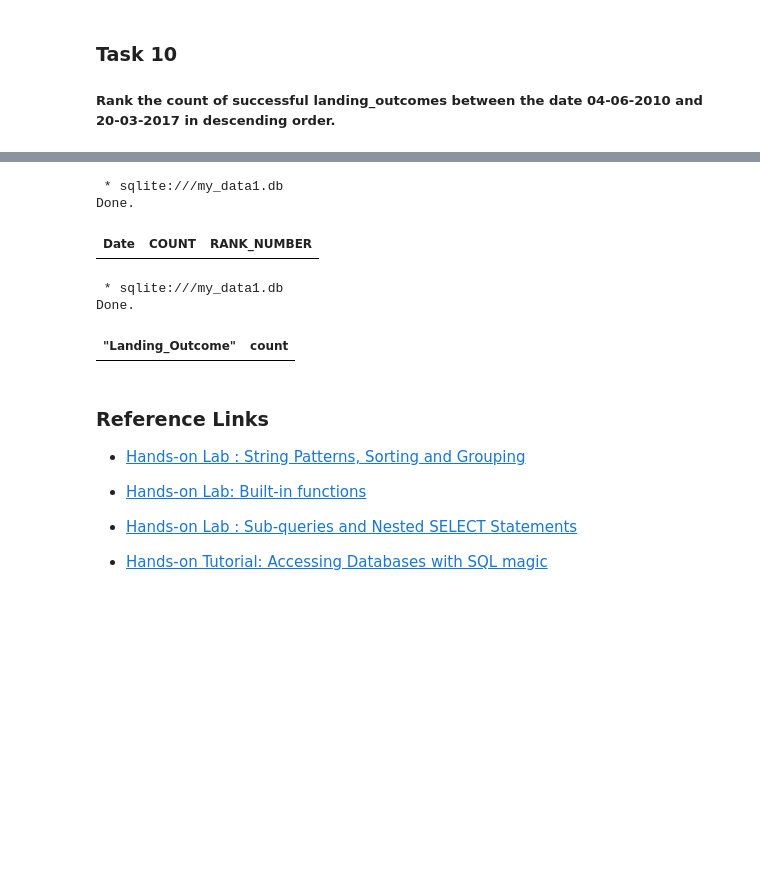
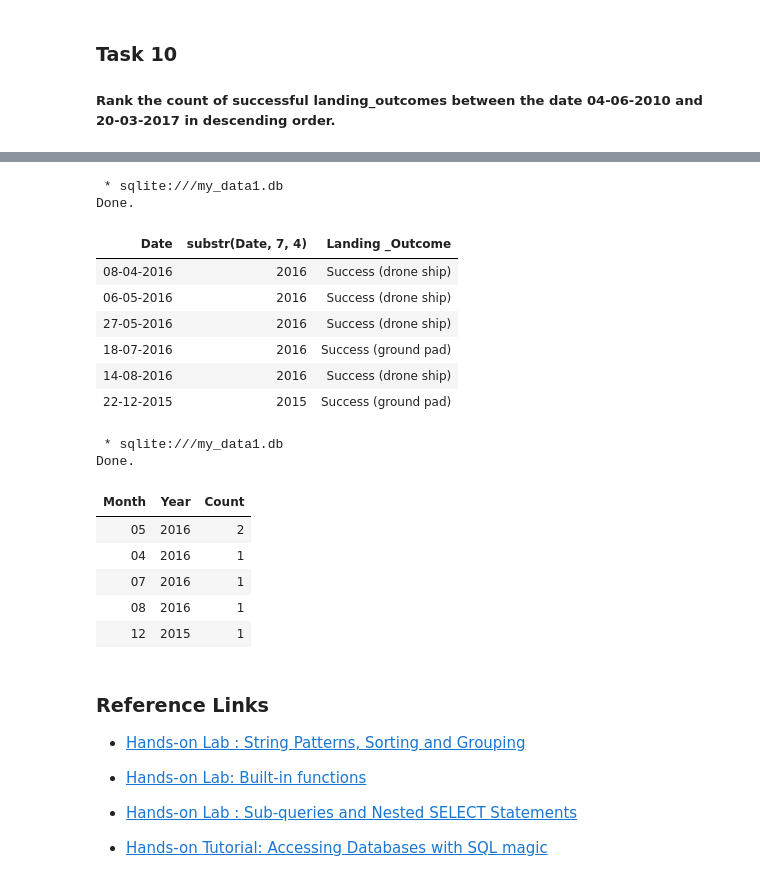
Before and after one commit to 00G4briel00/Applied_Data_Science_Capstone, a Jupyter notebook: jupyter-labs-eda-sql-coursera_sqllite.ipynb, the cells around one changed output, grey strips where cells are left out. Saved outputs shown, nothing was run; the diff lists cells and outputs as text; code cells hidden in the pictures; blank space fills up the shorter version.

```diff
--- a/jupyter-labs-eda-sql-coursera_sqllite.ipynb
+++ b/jupyter-labs-eda-sql-coursera_sqllite.ipynb
@@ -334,26 +349,38 @@ Done.
 # %%
 %%sql
-SELECT strftime('%Y-%m-%d', "Date") as "Date", COUNT(*) as "COUNT", RANK() OVER (ORDER BY COUNT(*) DESC) as "RANK_NUMBER"
+SELECT Date, substr(Date, 7, 4), "Landing _Outcome"
 FROM SPACEXTBL
-WHERE strftime('%Y-%m-%d', "Date") > '2010-06-04' AND strftime('%Y-%m-%d', "Date") < '2017-03-20' AND "Landing _Outcome" LIKE '%Success%'
-GROUP BY strftime('%Y-%m-%d', "Date")
-ORDER BY strftime('%Y-%m-%d', "Date") DESC;
+WHERE substr(Date,7,4) > '2010'
+AND substr(Date,7,4) < '2017'
+AND "Landing _Outcome" LIKE  '%Success%'
+ORDER BY substr(Date,7,4) DESC;
 # %% [output]
  * sqlite:///my_data1.db
 Done.
-| Date | COUNT | RANK_NUMBER |
+| Date | substr(Date, 7, 4) | Landing _Outcome |
+| 08-04-2016 | 2016 | Success (drone ship) |
+| 06-05-2016 | 2016 | Success (drone ship) |
+| 27-05-2016 | 2016 | Success (drone ship) |
+| 18-07-2016 | 2016 | Success (ground pad) |
+| 14-08-2016 | 2016 | Success (drone ship) |
+| 22-12-2015 | 2015 | Success (ground pad) |
 # %%
 %%sql
-SELECT "Landing_Outcome", COUNT(*) as count
+SELECT substr(Date, 4, 2) AS Month, substr(Date,7,4) AS Year, COUNT(*) AS Count
 FROM SPACEXTBL
-WHERE "Date" > '2010-06-04' AND "Date" < '2017-03-20'
-AND "Landing_Outcome" LIKE '%Success%'
-GROUP BY "Landing_Outcome"
-ORDER BY count DESC;
+WHERE substr(Date,7,4) > '2010' AND substr(Date,7,4) < '2017'
+AND "Landing _Outcome" LIKE '%Success%'
+GROUP BY Month, Year
+ORDER BY Count DESC;
 # %% [output]
  * sqlite:///my_data1.db
 Done.
-| "Landing_Outcome" | count |
+| Month | Year | Count |
+| 05 | 2016 | 2 |
+| 04 | 2016 | 1 |
+| 07 | 2016 | 1 |
+| 08 | 2016 | 1 |
+| 12 | 2015 | 1 |
 # %% [markdown]
 ### Reference Links
 
```
Also changed, not shown: parts of 3 cells of this notebook.
